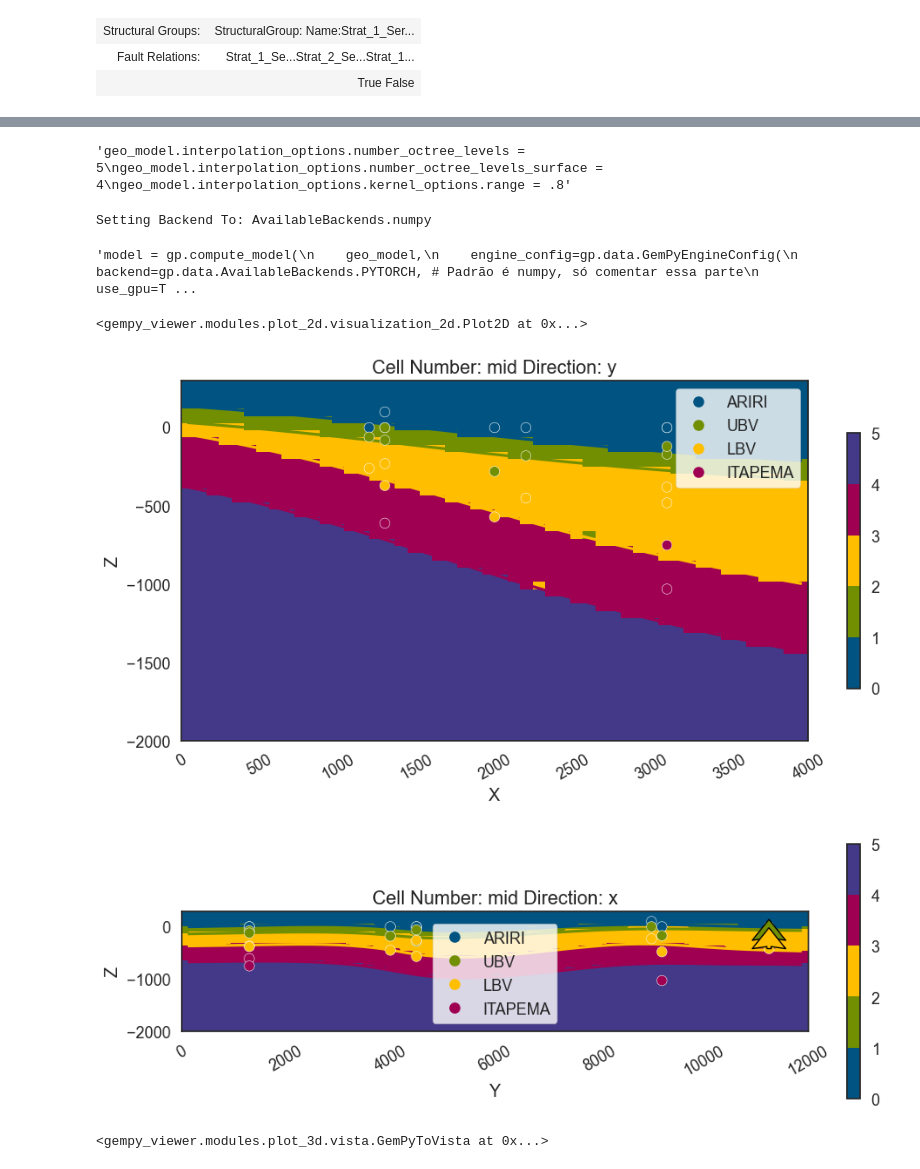
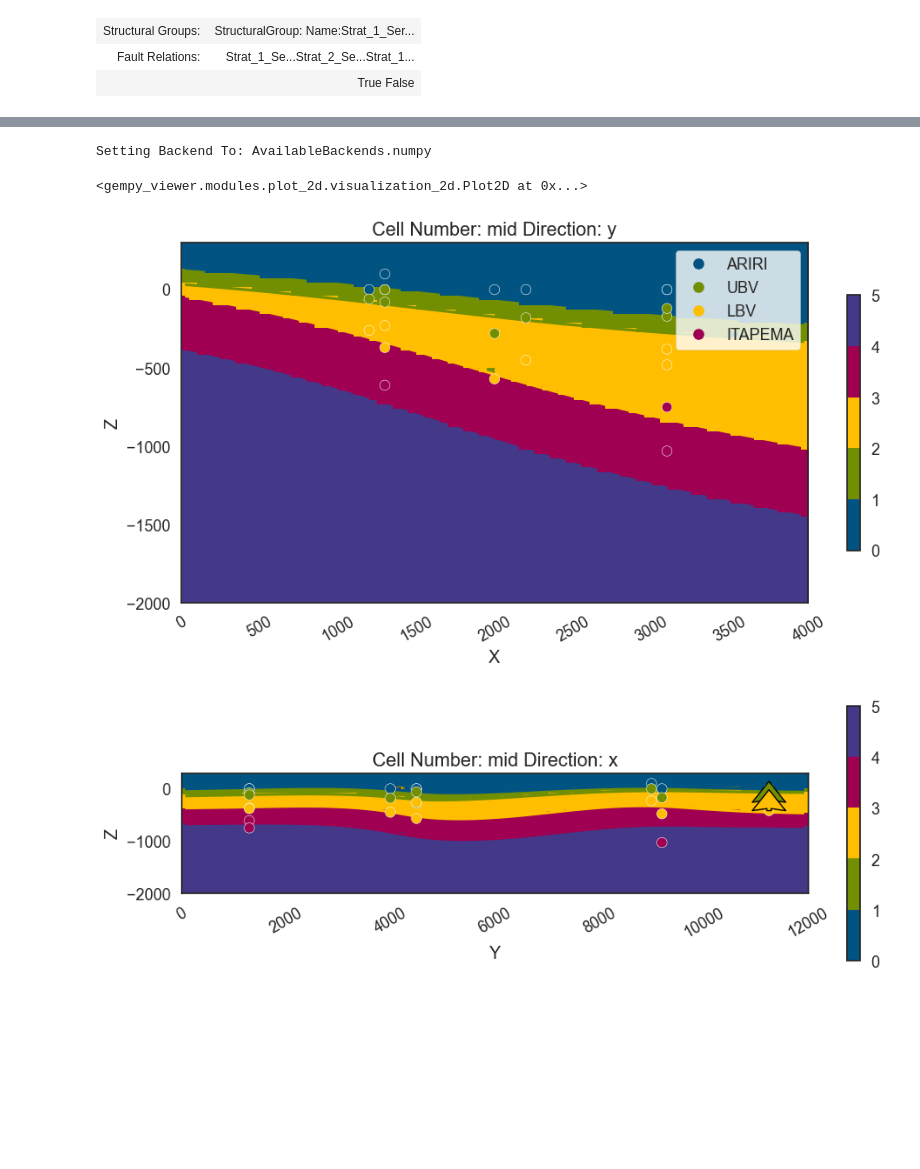
Before and after one commit to PR-4/3Dmodels, a Jupyter notebook: programs/Santos_Basin/Santos Outer High (PreSal - Lake)/v2/gempy_3/Workflow_Lake_Presal_GemPy_3.0_V2.ipynb, the cells around one changed output, grey strips where cells are left out. Saved outputs shown, nothing was run; the diff lists cells and outputs as text; code cells hidden in the pictures; blank space fills up the shorter version.

```diff
--- a/programs/Santos_Basin/Santos Outer High (PreSal - Lake)/v2/gempy_3/Workflow_Lake_Presal_GemPy_3.0_V2.ipynb
+++ b/programs/Santos_Basin/Santos Outer High (PreSal - Lake)/v2/gempy_3/Workflow_Lake_Presal_GemPy_3.0_V2.ipynb
@@ -20,7 +20,7 @@ Setting Backend To: AvailableBackends.numpy
 geo_model: gp.data.GeoModel = gp.create_geomodel(
     project_name="Santos_Outer_High_PreSal_Lake_v2.0.0",
     extent=[0, 4000, 0, 12000, -2000, 300],
-    resolution=[50, 50, 50],
+    resolution=[80, 80, 80],
     importer_helper=gp.data.ImporterHelper(
         path_to_orientations=data_path + "orientations_points_workflow_Lake_Presal_V2.csv",
         path_to_surface_points=data_path + "surfaces_points_workflow_Lake_Presal_V2.csv",
@@ -126,8 +117,6 @@ gp.set_section_grid(
 """geo_model.interpolation_options.number_octree_levels = 5
 geo_model.interpolation_options.number_octree_levels_surface = 4
 geo_model.interpolation_options.kernel_options.range = .8"""
-# %% [output]
-'geo_model.interpolation_options.number_octree_levels = 5\ngeo_model.interpolation_options.number_octree_levels_surface = 4\ngeo_model.interpolation_options.kernel_options.range = .8'
 # %%
 #print(geo_model.structural_frame)
 # %%
@@ -143,15 +132,13 @@ Setting Backend To: AvailableBackends.numpy
         use_gpu=True, # para usar o GPU (não sei se funciona sem CUDA - testar)
         #dtype="float64", "float32"
     ))"""
-# %% [output]
-'model = gp.compute_model(\n    geo_model,\n    engine_config=gp.data.GemPyEngineConfig(\n        backend=gp.data.AvailableBackends.PYTORCH, # Padrão é numpy, só comentar essa parte\n        use_gpu=T ...
 # %%
 gpv.plot_2d(geo_model, direction="y", show_data=True, show_lith=True, ve=1, legend=True)
-gpv.plot_2d(geo_model, direction="x", show_data=True, show_lith=True, ve=1, legend=True)
+gpv.plot_2d(geo_model, direction="x", show_data=True, show_lith=True, ve=1, legend=False)
 # %% [output]
 <gempy_viewer.modules.plot_2d.visualization_2d.Plot2D at 0x...>
-[figure, old version]
+[figure, new version]
-[figure, old version]
+[figure, new version]
 # %%
 gempy_vista_model = gpv.plot_3d(
     geo_model,
@@ -179,8 +166,6 @@ plotter.set_background("white")
 plotter.show()
 # %%
 gempy_vista_model
-# %% [output]
-<gempy_viewer.modules.plot_3d.vista.GemPyToVista at 0x...>
 # %%
 """import pickle
 with open('geo_model.pkl', 'wb') as f:
```
Also changed, not shown: parts of 4 cells of this notebook.
